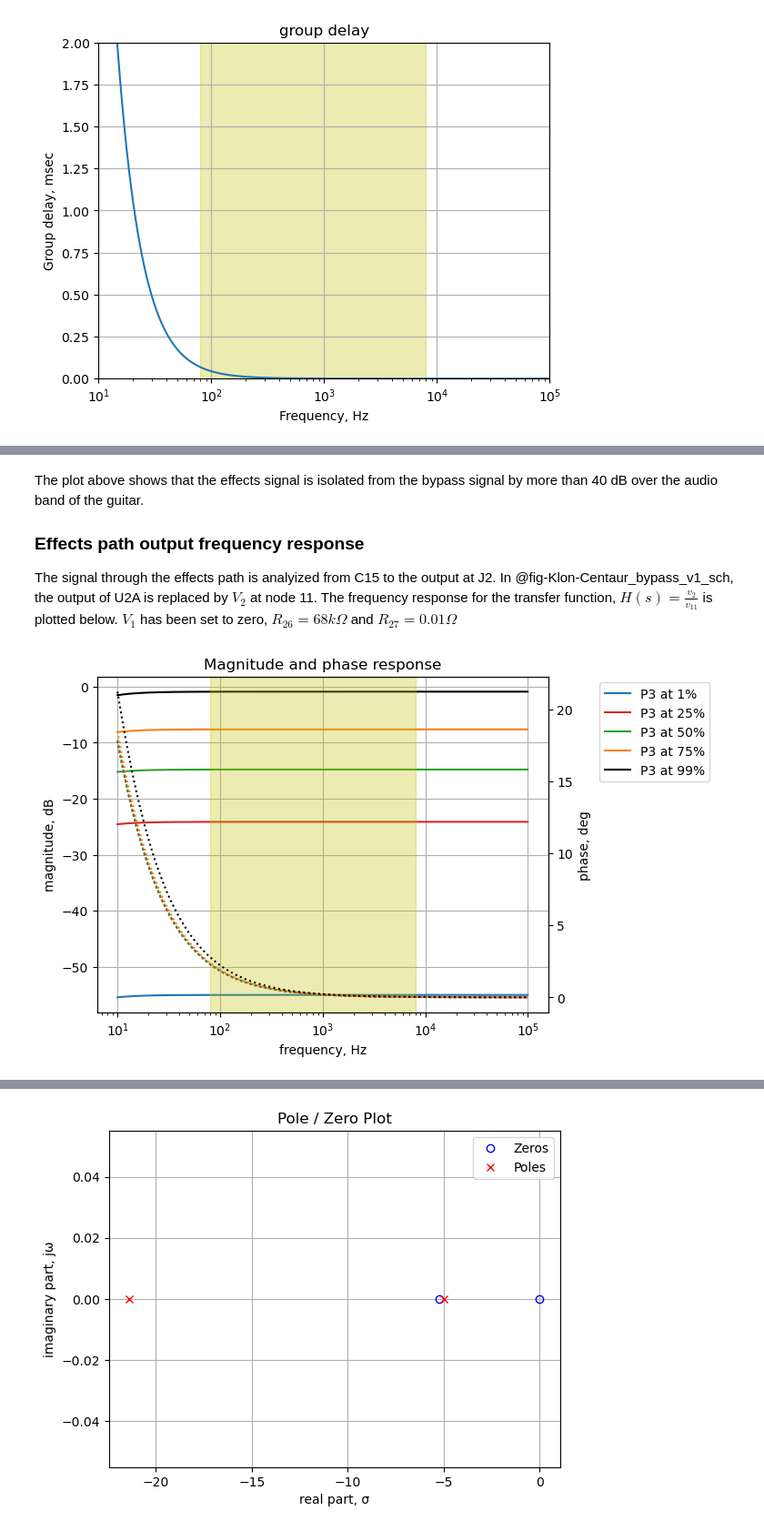
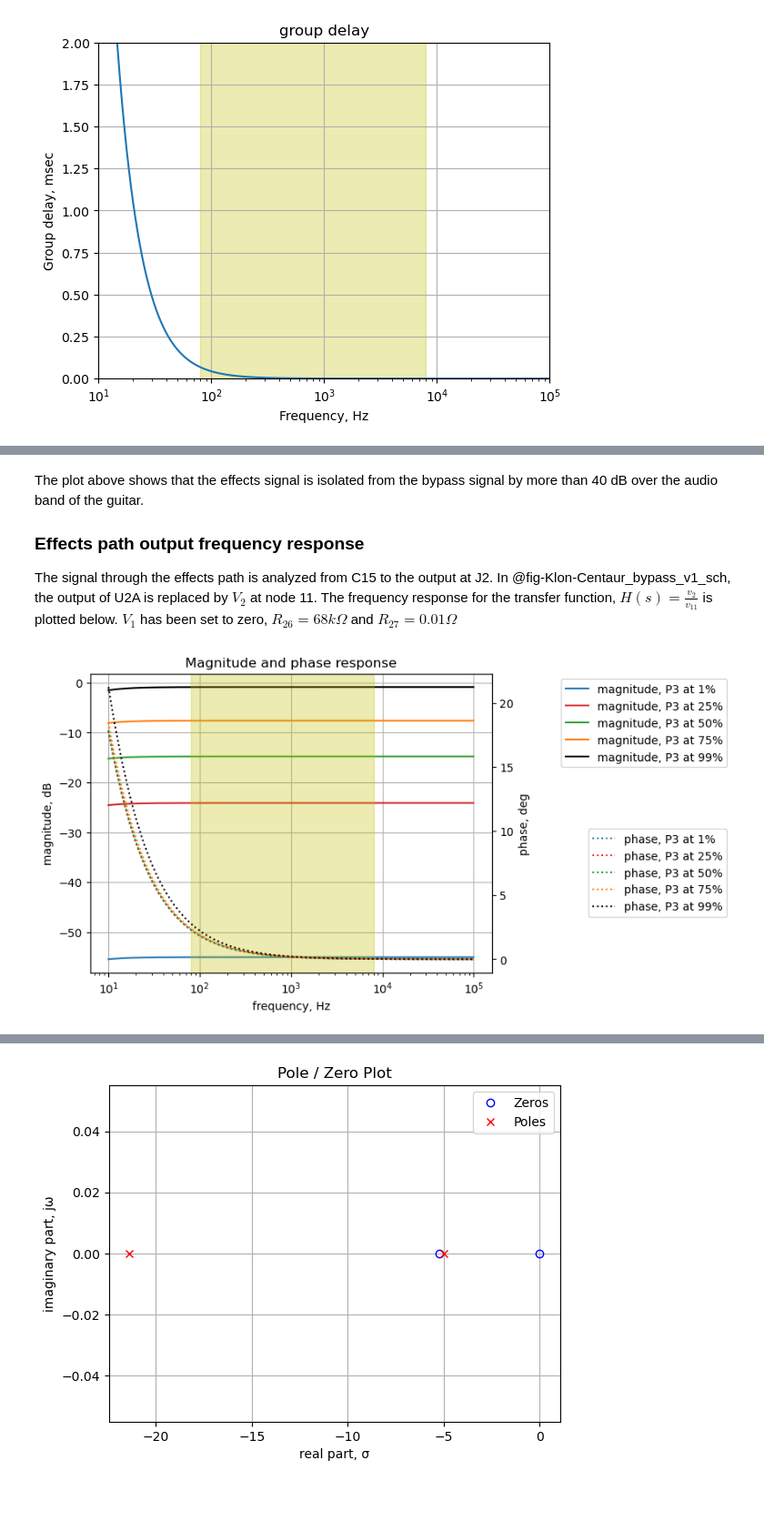
Before and after one commit to Tiburonboy/Symbolic-Modified-Nodal-Analysis-using-Python, a Jupyter notebook: backup/Klon Centaur part 1.ipynb, the cells around one changed output, grey strips where cells are left out. Shown at 91% size. Saved outputs shown, nothing was run; the diff lists cells and outputs as text; code cells hidden in the pictures; blank space fills up the shorter version.

```diff
--- a/backup/Klon Centaur part 1.ipynb
+++ b/backup/Klon Centaur part 1.ipynb
@@ -954,0 +969,3 @@ The following python code calculates and plots the group delay for the transfer
+# %%
+fn = 'Klon-Centaur_bypass_v1.csv' # data from LTSpice
+LTSpice_data = np.genfromtxt(fn, delimiter=',',skip_header=1)
@@ -954,0 +974,11 @@ The following python code calculates and plots the group delay for the transfer
+# %%
+# initialize some empty arrays
+time = np.zeros(len(LTSpice_data))
+voltage1 = np.zeros(len(LTSpice_data))
+voltage2 = np.zeros(len(LTSpice_data))
+
+# convert the csv data to complex numbers and store in the array
+for i in range(len(LTSpice_data)):
+    time[i] = LTSpice_data[i][0]
+    voltage1[i] = LTSpice_data[i][1]
+    voltage2[i] = LTSpice_data[i][2]
@@ -955,4 +1009,7 @@ The following python code calculates and plots the group delay for the transfer
 # %%
+x = np.logspace(1, 5, 2000, endpoint=False)*2*np.pi
+w, mag, phase = signal.bode((a, b), w=x) # returns: rad/s, mag in dB, phase in deg
+
 plt.title('group delay')
 plt.semilogx(w/(2*np.pi), -np.gradient(phase*np.pi/180)/np.gradient(w)*1000,'-',label='group delay')
 
@@ -1023,15 +1074,16 @@ for i in range(len(output_setting)):
     w, mag, phase = signal.bode((a, b), w=x) # returns: rad/s, mag in dB, phase in deg
 
     # plot the results.
-    ax1.semilogx(w/(2*np.pi), mag,'-',color=color_list[i],label='P3 at {:.0f}%'.format(output_setting[i]))    # magnitude plot
-    ax2.semilogx(w/(2*np.pi), phase,':',color=color_list[i],label='P3 at {:.0f}%'.format(output_setting[i]))  # phase plot
+    ax1.semilogx(w/(2*np.pi), mag,'-',color=color_list[i],label='magitude, P3 at {:.0f}%'.format(output_setting[i]))    # magnitude plot
+    ax2.semilogx(w/(2*np.pi), phase,':',color=color_list[i],label='phase, P3 at {:.0f}%'.format(output_setting[i]))  # phase plot
 
 # highlight the guitar audio band, 80 to 8kHz
 plt.axvspan(80, 8e3, color='y', alpha=0.3)
 
-#ax1.legend(loc='lower left')
-#ax2.legend(loc='lower right')
-ax1.legend(bbox_to_anchor=(1.4,1))
+# position legends outside the graph
+ax1.legend(bbox_to_anchor=(1.6,1)) # magnitude legend position: relative (horizontal position, vertical position)
+ax2.legend(bbox_to_anchor=(1.6,0.5)) # phase legend position:
+
 ax1.grid()
 plt.title('Magnitude and phase response')
 plt.show()
@@ -1041,7 +1093,7 @@ plt.show()
 The plot above shows that the effects signal is isolated from the bypass signal by more than 40 dB over the audio band of the guitar.
 
 ### Effects path output frequency response
-The signal through the effects path is analyized from C15 to the output at J2. In @fig-Klon-Centaur_bypass_v1_sch, the output of U2A is replaced by $V_2$ at node 11. The frequency response for the transfer function, $H(s)=\frac{v_2}{v_{11}}$ is plotted below. $V_1$ has been set to zero, $R_{26}=68k\Omega$ and $R_{27}=0.01\Omega$
+The signal through the effects path is analyzed from C15 to the output at J2. In @fig-Klon-Centaur_bypass_v1_sch, the output of U2A is replaced by $V_2$ at node 11. The frequency response for the transfer function, $H(s)=\frac{v_2}{v_{11}}$ is plotted below. $V_1$ has been set to zero, $R_{26}=68k\Omega$ and $R_{27}=0.01\Omega$
 # %%
 #| label: fig-effect-output-freq-plot
 #| echo: true
@@ -1066,38 +1118,39 @@ color = 'k'
 
 ax2.set_ylabel('phase, deg',color=color)
 ax2.tick_params(axis='y', labelcolor=color)
 
 x = np.logspace(1, 5, 2000, endpoint=False)*2*np.pi
 
 for i in range(len(output_setting)):
 
     element_values[Rp3a] = p3_value - audio_pot_10k(output_setting[i])
     element_values[Rp3b] = audio_pot_10k(output_setting[i])
 
     NE = NE_sym.subs(element_values)
     U = solve(NE,X)
     H = U[v2]/U[v11]
     num, denom = fraction(H) #returns numerator and denominator
 
-    # convert symbolic to numpy polynomial
+    # convert symbolic to NumPy polynomial
     a = np.array(Poly(num, s).all_coeffs(), dtype=float)
     b = np.array(Poly(denom, s).all_coeffs(), dtype=float)
 
     w, mag, phase = signal.bode((a, b), w=x) # returns: rad/s, mag in dB, phase in deg
 
     # plot the results.
-    ax1.semilogx(w/(2*np.pi), mag,'-',color=color_list[i],label='P3 at {:.0f}%'.format(output_setting[i]))    # magnitude plot
-    ax2.semilogx(w/(2*np.pi), phase,':',color=color_list[i],label='P3 at {:.0f}%'.format(output_setting[i]))  # phase plot
+    ax1.semilogx(w/(2*np.pi), mag,'-',color=color_list[i],label='magnitude, P3 at {:.0f}%'.format(output_setting[i]))    # magnitude plot
+    ax2.semilogx(w/(2*np.pi), phase,':',color=color_list[i],label='phase, P3 at {:.0f}%'.format(output_setting[i]))  # phase plot
 
 # highlight the guitar audio band, 80 to 8kHz
 plt.axvspan(80, 8e3, color='y', alpha=0.3)
 
-#ax1.legend(loc='lower left')
-ax1.legend(bbox_to_anchor=(1.1,1))
-#ax2.legend(loc='lower right')
+# position legends outside the graph
+ax1.legend(bbox_to_anchor=(1.6,1)) # magnitude legend position: relative (horizontal position, vertical position)
+ax2.legend(bbox_to_anchor=(1.6,0.5)) # phase legend position:
+
 ax1.grid()
 plt.title('Magnitude and phase response')
 plt.show()
 # %% [output]
-[figure, old version]
+[figure, new version]
 # %% [markdown]
```
Also changed, not shown: parts of 190 cells of this notebook, 2 other files.
